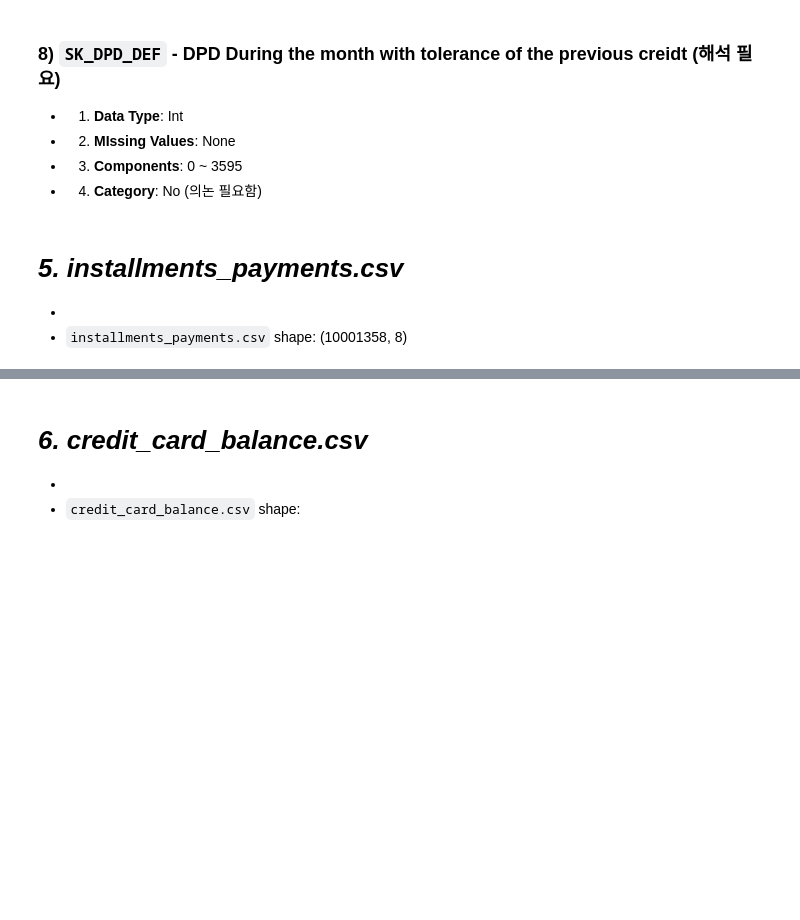
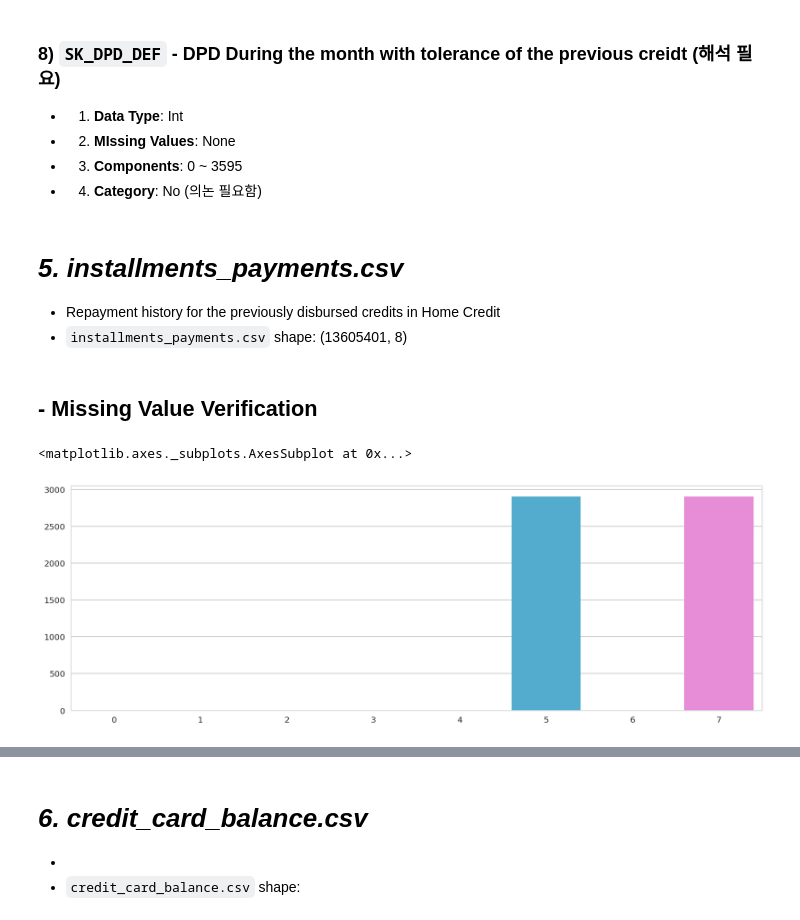
Before and after one commit to MaengHyoyeol/home_credit_project, a Jupyter notebook: 2018_07_13_Kaggle_Home_Credit_Default_Risk_Project.ipynb, the cells around one changed output, grey strips where cells are left out. Saved outputs shown, nothing was run; the diff lists cells and outputs as text; code cells hidden in the pictures; blank space fills up the shorter version.

```diff
--- a/2018_07_13_Kaggle_Home_Credit_Default_Risk_Project.ipynb
+++ b/2018_07_13_Kaggle_Home_Credit_Default_Risk_Project.ipynb
@@ -1256,5 +1255,13 @@ sns.barplot(np.arange(len(pos_cash_balance.isnull().sum().index)), pos_cash_bala
 - 4) **Category**: No (의논 필요함)
 # %% [markdown]
 # *5. installments_payments.csv*
--
-- `installments_payments.csv` shape: (10001358, 8)
+- Repayment history for the previously disbursed credits in Home Credit
+- `installments_payments.csv` shape: (13605401, 8)
+# %% [markdown]
+## - Missing Value Verification ###
+# %%
+plt.figure(figsize=(15,5))
+sns.barplot(np.arange(len(installments_payments.isnull().sum().index)), installments_payments.isnull().sum().values)
+# %% [output]
+<matplotlib.axes._subplots.AxesSubplot at 0x...>
+[figure, added]
```
Also changed, not shown: parts of 9 cells of this notebook, 1 other file.
